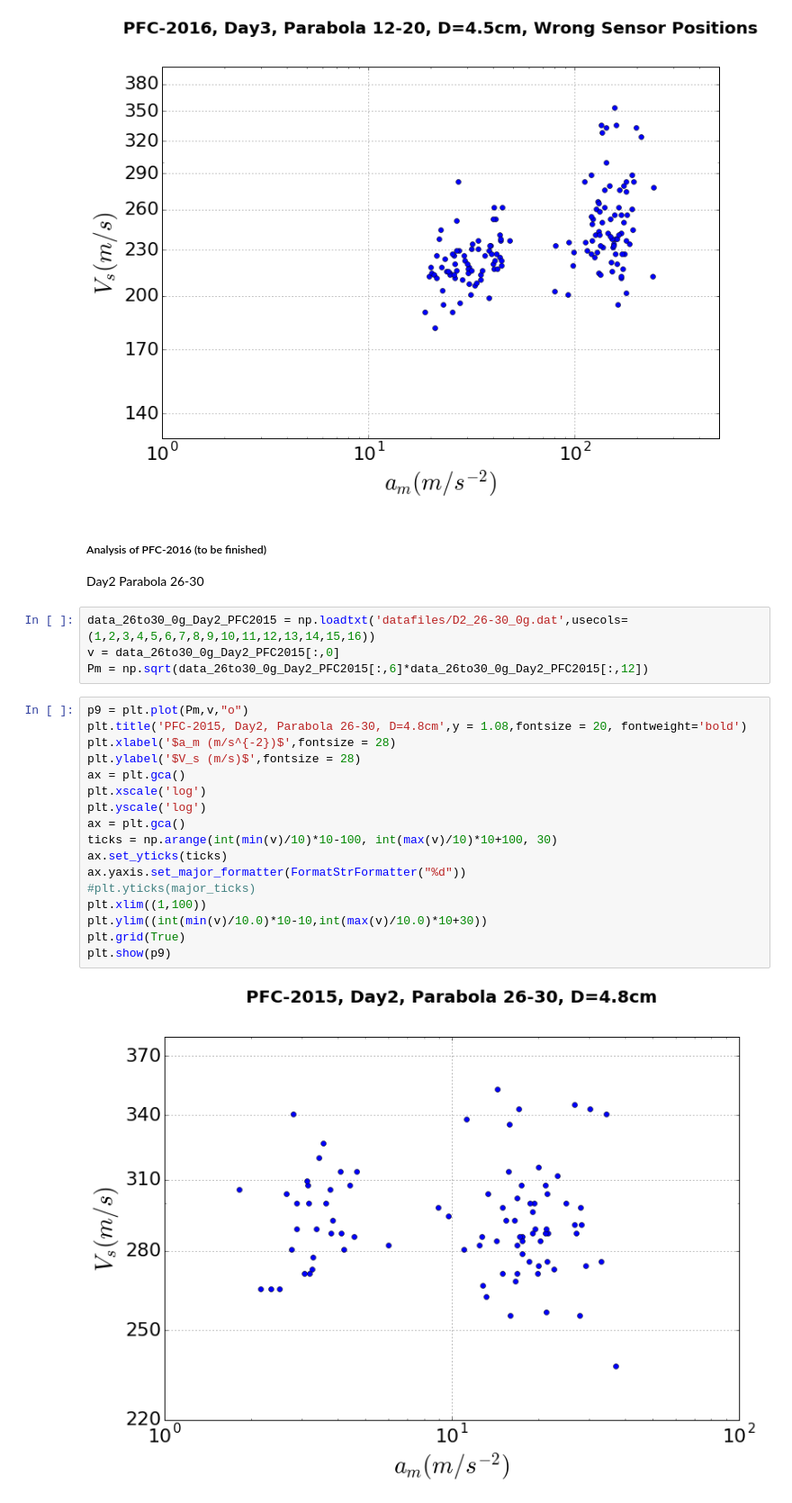
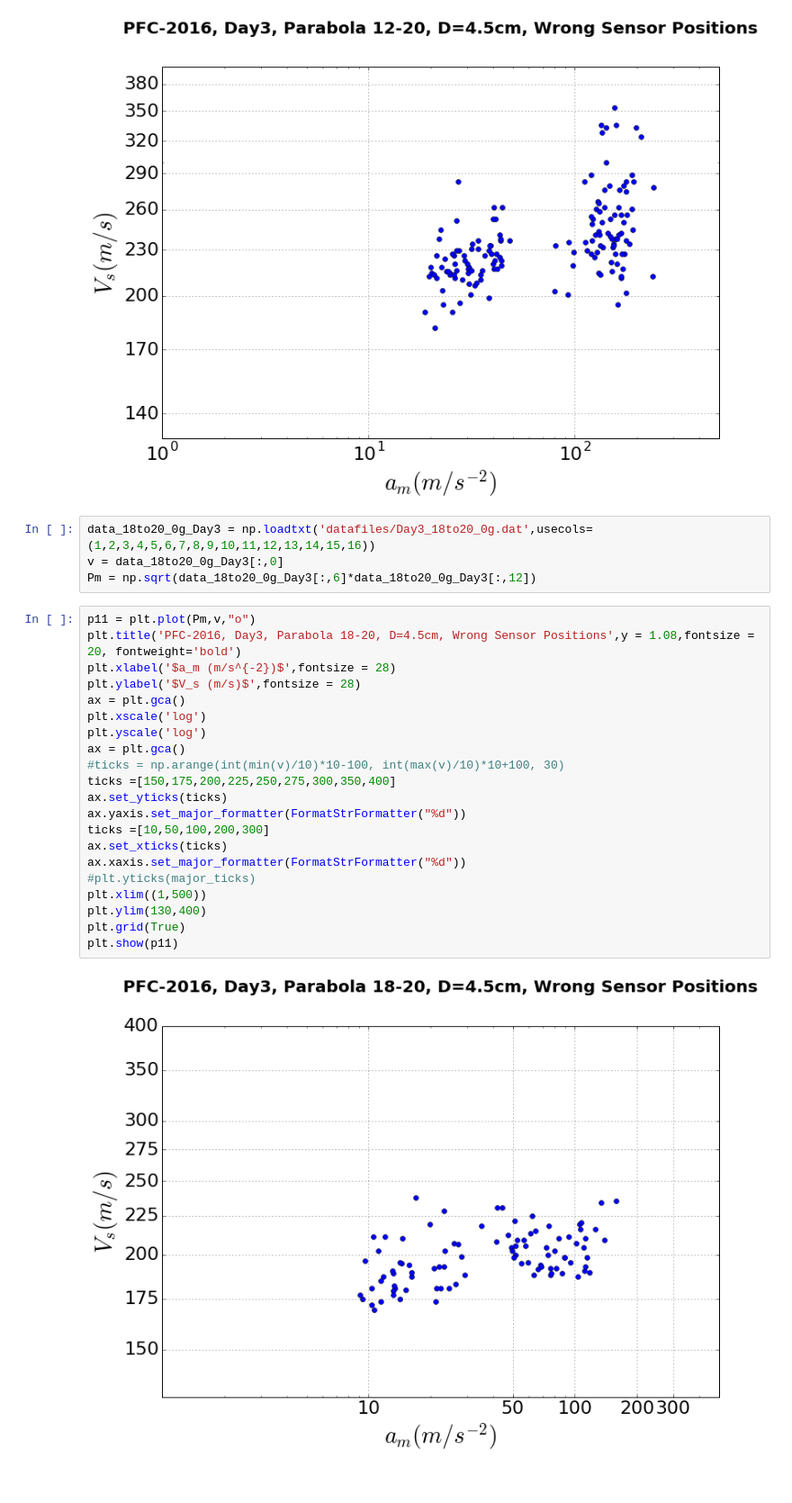
Before and after one commit to HanzoYu/GranularSound, a Jupyter notebook: GSound.ipynb, the cells around one changed output. Shown: that part at 90% size. Saved outputs shown, nothing was run; the diff lists cells and outputs as text.

Commit message:
more PFC analysis

```diff
--- a/GSound.ipynb
+++ b/GSound.ipynb
@@ -291,30 +320,30 @@ plt.grid(True)
 plt.show(p2)
 # %% [output]
 [figure]
-# %% [markdown]
-##### Analysis of PFC-2016 (to be finished)
-
-Day2 Parabola 26-30
 # %%
-data_26to30_0g_Day2_PFC2015 = np.loadtxt('datafiles/D2_26-30_0g.dat',usecols=(1,2,3,4,5,6,7,8,9,10,11,12,13,14,15,16))
-v = data_26to30_0g_Day2_PFC2015[:,0]
-Pm = np.sqrt(data_26to30_0g_Day2_PFC2015[:,6]*data_26to30_0g_Day2_PFC2015[:,12])
+data_18to20_0g_Day3 = np.loadtxt('datafiles/Day3_18to20_0g.dat',usecols=(1,2,3,4,5,6,7,8,9,10,11,12,13,14,15,16))
+v = data_18to20_0g_Day3[:,0]
+Pm = np.sqrt(data_18to20_0g_Day3[:,6]*data_18to20_0g_Day3[:,12])
 # %%
-p9 = plt.plot(Pm,v,"o")
-plt.title('PFC-2015, Day2, Parabola 26-30, D=4.8cm',y = 1.08,fontsize = 20, fontweight='bold')
+p11 = plt.plot(Pm,v,"o")
+plt.title('PFC-2016, Day3, Parabola 18-20, D=4.5cm, Wrong Sensor Positions',y = 1.08,fontsize = 20, fontweight='bold')
 plt.xlabel('$a_m (m/s^{-2})$',fontsize = 28)
 plt.ylabel('$V_s (m/s)$',fontsize = 28)
 ax = plt.gca()
 plt.xscale('log')
 plt.yscale('log')
 ax = plt.gca()
-ticks = np.arange(int(min(v)/10)*10-100, int(max(v)/10)*10+100, 30)
+#ticks = np.arange(int(min(v)/10)*10-100, int(max(v)/10)*10+100, 30)
+ticks =[150,175,200,225,250,275,300,350,400]
 ax.set_yticks(ticks)
 ax.yaxis.set_major_formatter(FormatStrFormatter("%d"))
+ticks =[10,50,100,200,300]
+ax.set_xticks(ticks)
+ax.xaxis.set_major_formatter(FormatStrFormatter("%d"))
 #plt.yticks(major_ticks)
-plt.xlim((1,100))
-plt.ylim((int(min(v)/10.0)*10-10,int(max(v)/10.0)*10+30))
+plt.xlim((1,500))
+plt.ylim(130,400)
 plt.grid(True)
-plt.show(p9)
+plt.show(p11)
 # %% [output]
-[figure, old version]
+[figure, new version]
```
Also changed, not shown: parts of 7 cells of this notebook, 5 other files.
